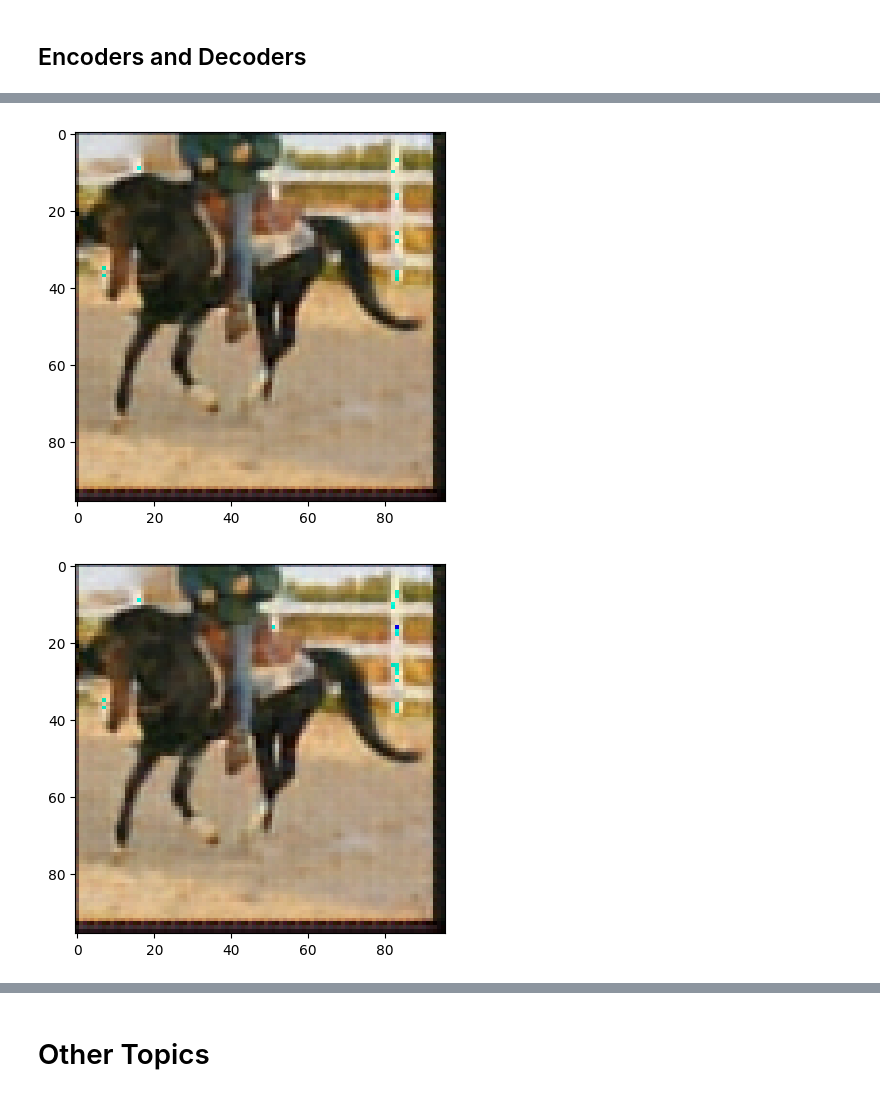
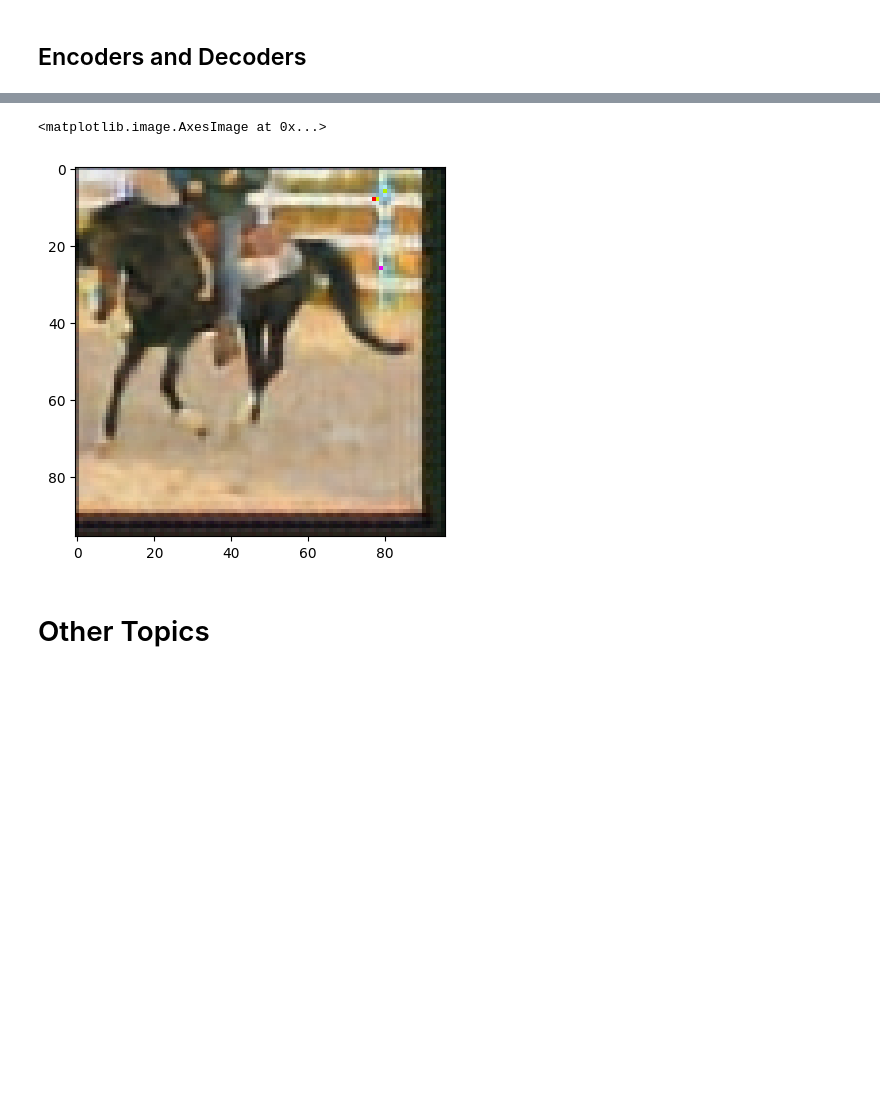
Before and after one commit to joseph-hellerstein/pixel_proficiency, a Jupyter notebook: notebooks/Pixel_Proficiency_4_self-supervised-autoencoders.ipynb, the cells around one changed output, grey strips where cells are left out. Cells and saved outputs as stored; diff of their text form; code cells hidden in the pictures; blank space fills up the shorter version.

```diff
--- a/notebooks/Pixel_Proficiency_4_self-supervised-autoencoders.ipynb
+++ b/notebooks/Pixel_Proficiency_4_self-supervised-autoencoders.ipynb
@@ -732,9 +749,4 @@ change_arr = np.reshape(change, shape)
-# %%
-encodings = cae_encoder(X_ANIMALS_TEST[:2])
-for x in [np.zeros(shape), 10*change_arr]:
-    plt.figure()
-    predictions = cae_decoder(encodings.detach().cpu().numpy() + x)
-    plt.imshow(predictions[0].detach().cpu().numpy().astype(np.uint8))
-# %% [output]
-[figure, removed]
-[figure, removed]
+# %%
+recovered_image = CAE_ANIMALS.predict(np.reshape(distorted_image, (1, 96, 96, 3)))
+plt.imshow(recovered_image[0])
+# %% [output]
@@ -741,3 +754,5 @@ for x in [np.zeros(shape), 10*change_arr]:
+<matplotlib.image.AxesImage at 0x...>
+[figure, added]
 # %% [markdown]
 # Other Topics
 # %% [markdown]
```
Also changed, not shown: parts of 18 cells of this notebook, 5 other files.
